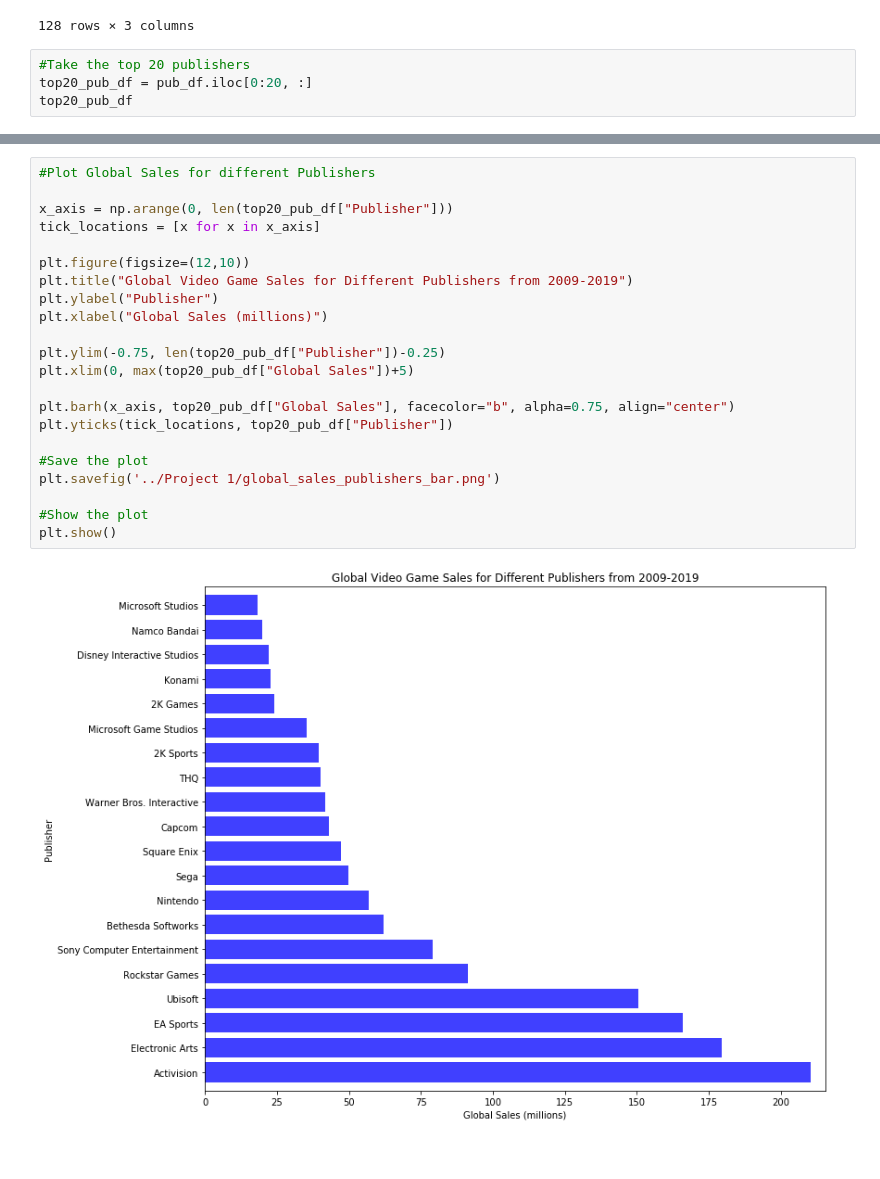
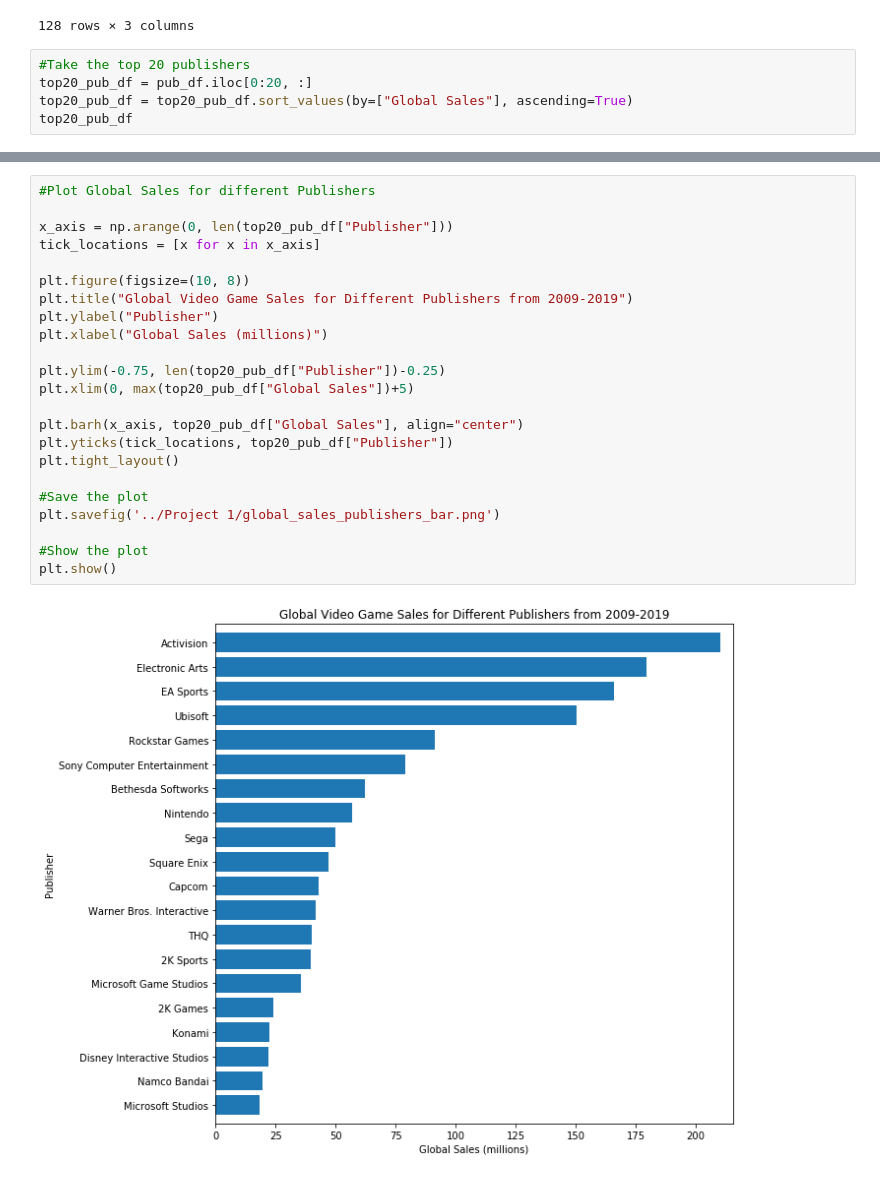
Before and after one commit to melaniefollett/project1, a Jupyter notebook: Melanie_Project1.ipynb, the cells around one changed output, grey strips where cells are left out. Cells and saved outputs as stored; diff of their text form.

```diff
--- a/Melanie_Project1.ipynb
+++ b/Melanie_Project1.ipynb
@@ -409,6 +412,7 @@ pub_df
 # %%
 #Take the top 20 publishers
 top20_pub_df = pub_df.iloc[0:20, :]
+top20_pub_df = top20_pub_df.sort_values(by=["Global Sales"], ascending=True)
 top20_pub_df
 # %% [output]
 |  | Publisher | Critic Score | Global Sales |
@@ -431,27 +435,28 @@ top20_pub_df
 # %%
 #Plot Global Sales for different Publishers
 
 x_axis = np.arange(0, len(top20_pub_df["Publisher"]))
 tick_locations = [x for x in x_axis]
 
-plt.figure(figsize=(12,10))
+plt.figure(figsize=(10, 8))
 plt.title("Global Video Game Sales for Different Publishers from 2009-2019")
 plt.ylabel("Publisher")
 plt.xlabel("Global Sales (millions)")
 
 plt.ylim(-0.75, len(top20_pub_df["Publisher"])-0.25)
 plt.xlim(0, max(top20_pub_df["Global Sales"])+5)
 
-plt.barh(x_axis, top20_pub_df["Global Sales"], facecolor="b", alpha=0.75, align="center")
+plt.barh(x_axis, top20_pub_df["Global Sales"], align="center")
 plt.yticks(tick_locations, top20_pub_df["Publisher"])
+plt.tight_layout()
 
 #Save the plot
 plt.savefig('../Project 1/global_sales_publishers_bar.png')
 
 #Show the plot
 plt.show()
 # %% [output]
-[figure, old version]
+[figure, new version]
 # %%
 #Plot Critic Scores for different Publishers
 
```
Also changed, not shown: parts of 7 cells of this notebook, 6 other files.
